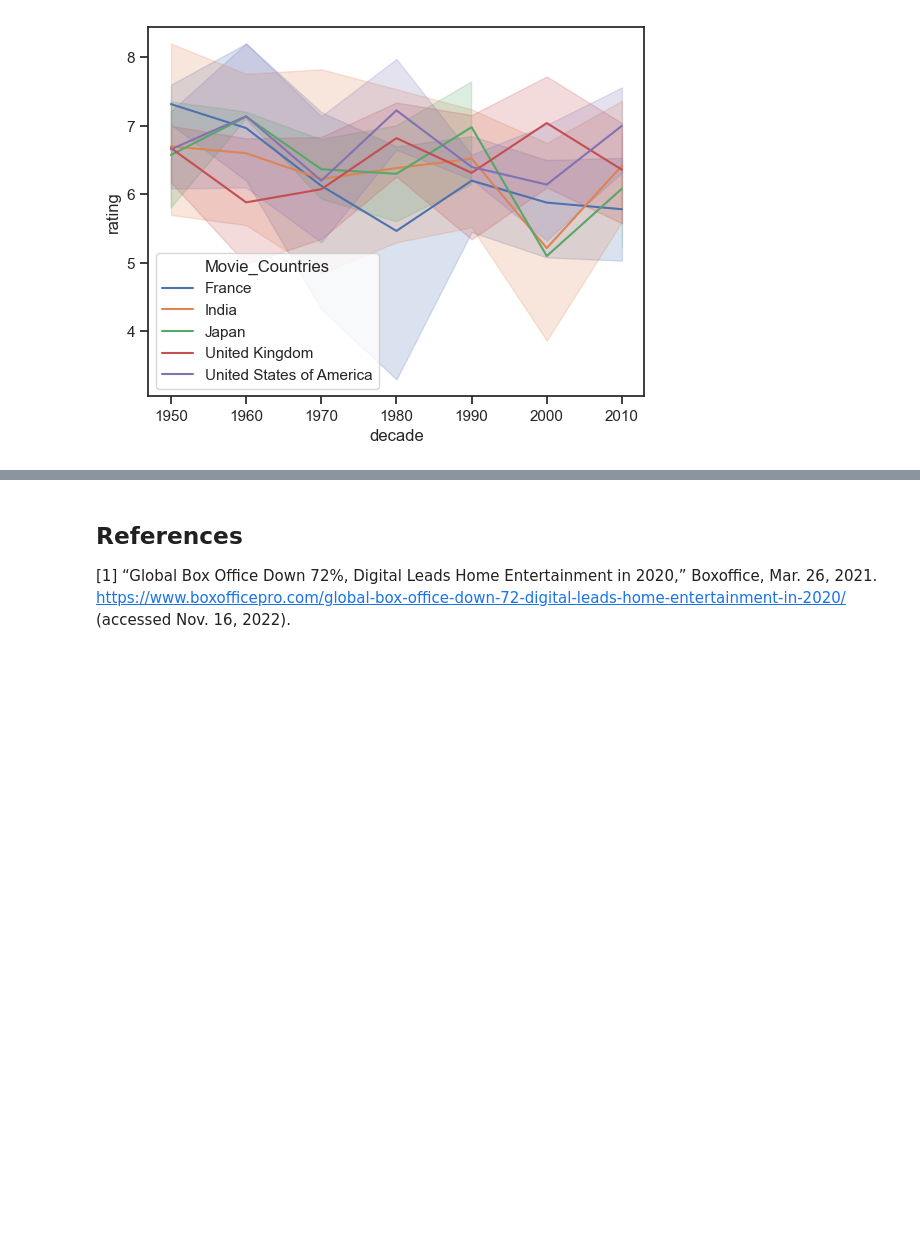
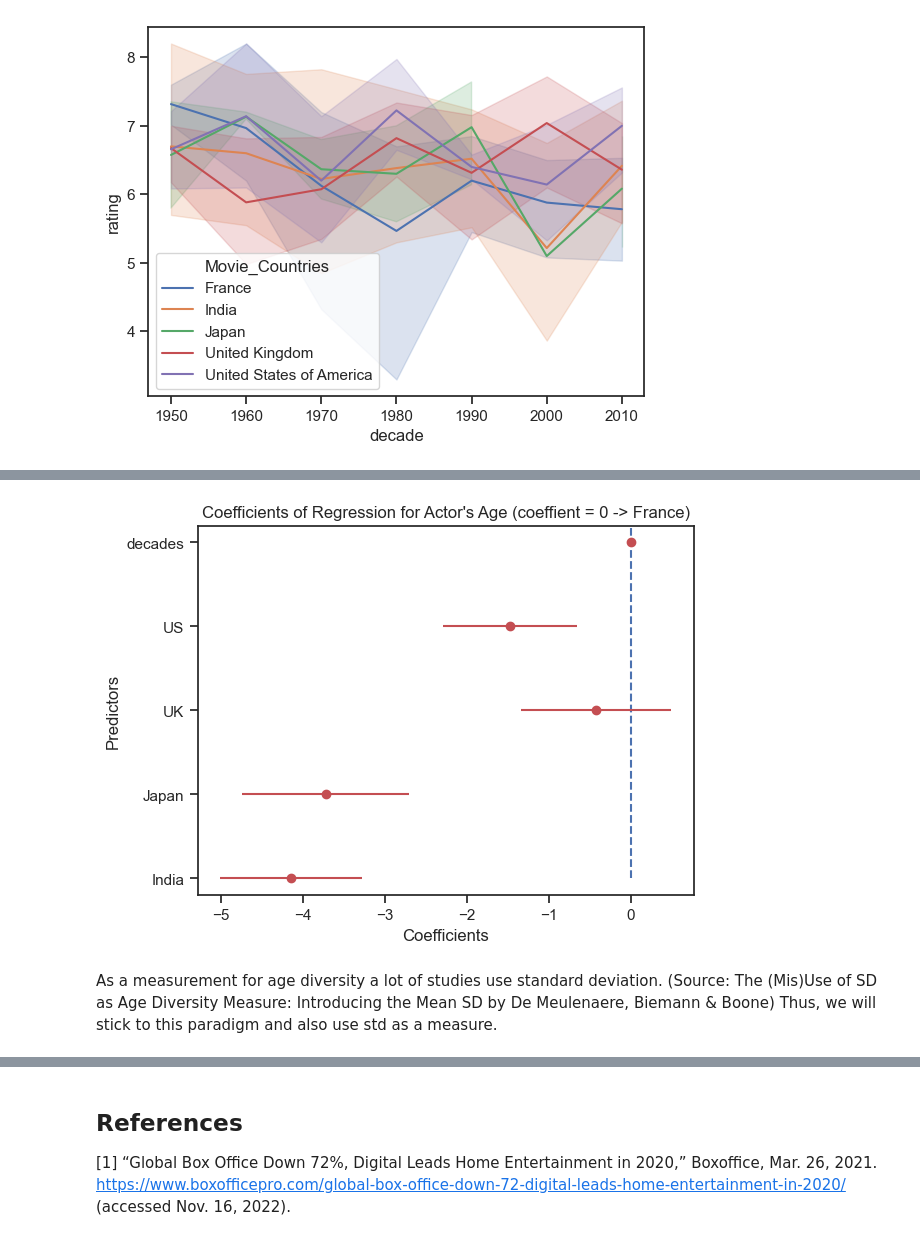
Before and after one commit to epfl-ada/ada-2022-project-robopros, a Jupyter notebook: notebooks/milestone2.ipynb, the cells around one changed output, grey strips where cells are left out. Cells and saved outputs as stored; diff of their text form; code cells hidden in the pictures; blank space fills up the shorter version.

```diff
--- a/notebooks/milestone2.ipynb
+++ b/notebooks/milestone2.ipynb
@@ -1300,0 +1288,5 @@ sns.lineplot(data=sample, x="decade", y="rating", hue="Movie_Countries")
+# %%
+# linear regression
+mod = smf.ols(formula='Actor_Age_at_Movie_Release ~ Movie_Countries + decade', data=char_age)
+res = mod.fit()
+print(res.summary())
@@ -1300,0 +1314,9 @@ sns.lineplot(data=sample, x="decade", y="rating", hue="Movie_Countries")
+# %%
+plot.reg_coeff(res, "Coefficients of Regression for Actor's Age (coeffient = 0 -> France)",
+              x_ticks=['India', 'Japan', 'UK', 'US', 'decades'])
+# %% [output]
+[figure, added]
+# %% [markdown]
+As a measurement for age diversity a lot of studies use standard deviation. (Source: The (Mis)Use of SD as Age Diversity Measure: Introducing
+the Mean SD by De Meulenaere, Biemann & Boone)
+Thus, we will stick to this paradigm and also use std as a measure.
```
Also changed, not shown: parts of 133 cells of this notebook.
